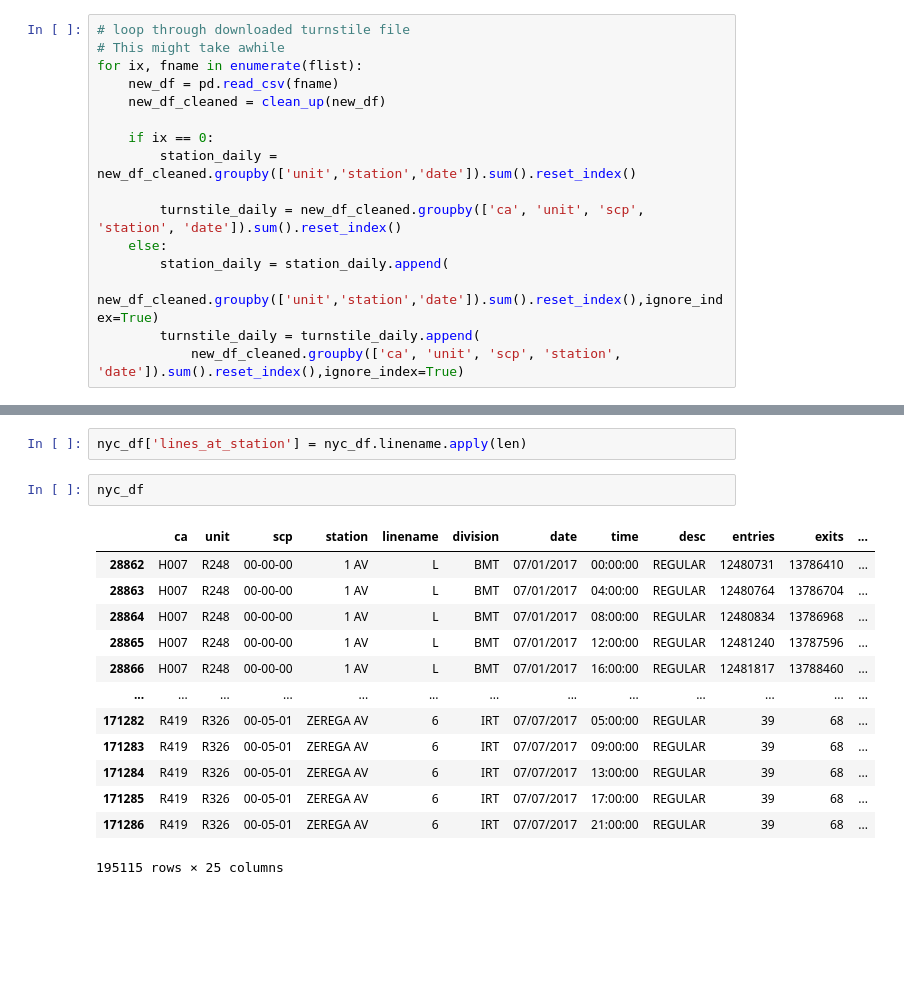
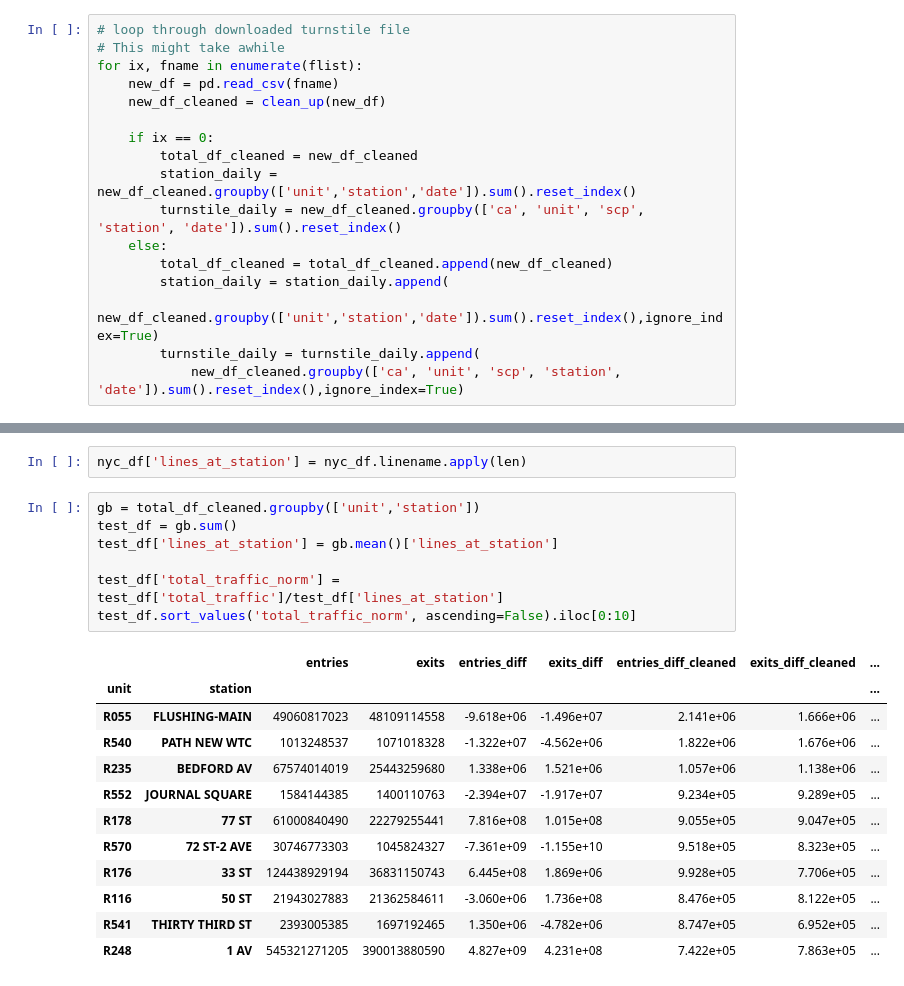
Before and after one commit to everling-prime/benson, a Jupyter notebook: mta_challenges_pandas_mvl3.ipynb, the cells around one changed output, grey strips where cells are left out. Cells and saved outputs as stored; diff of their text form; blank space fills up the shorter version.

Commit message:
included metric for top traffic by number of platforms

```diff
--- a/mta_challenges_pandas_mvl3.ipynb
+++ b/mta_challenges_pandas_mvl3.ipynb
@@ -297,10 +297,11 @@ for ix, fname in enumerate(flist):
     new_df_cleaned = clean_up(new_df)
 
     if ix == 0:
+        total_df_cleaned = new_df_cleaned
         station_daily = new_df_cleaned.groupby(['unit','station','date']).sum().reset_index()
-
         turnstile_daily = new_df_cleaned.groupby(['ca', 'unit', 'scp', 'station', 'date']).sum().reset_index()
     else:
+        total_df_cleaned = total_df_cleaned.append(new_df_cleaned)
         station_daily = station_daily.append(
             new_df_cleaned.groupby(['unit','station','date']).sum().reset_index(),ignore_index=True)
         turnstile_daily = turnstile_daily.append(
@@ -771,19 +772,23 @@ journal_square_df
 735 rows × 16 columns
 # %%
 nyc_df['lines_at_station'] = nyc_df.linename.apply(len)
-# %%
-nyc_df
-# %% [output]
-|  | ca | unit | scp | station | linename | division | date | time | desc | entries | exits | ... |
-| 28862 | H007 | R248 | 00-00-00 | 1 AV | L | BMT | 07/01/2017 | 00:00:00 | REGULAR | 12480731 | 13786410 | ... |
-| 28863 | H007 | R248 | 00-00-00 | 1 AV | L | BMT | 07/01/2017 | 04:00:00 | REGULAR | 12480764 | 13786704 | ... |
-| 28864 | H007 | R248 | 00-00-00 | 1 AV | L | BMT | 07/01/2017 | 08:00:00 | REGULAR | 12480834 | 13786968 | ... |
-| 28865 | H007 | R248 | 00-00-00 | 1 AV | L | BMT | 07/01/2017 | 12:00:00 | REGULAR | 12481240 | 13787596 | ... |
-| 28866 | H007 | R248 | 00-00-00 | 1 AV | L | BMT | 07/01/2017 | 16:00:00 | REGULAR | 12481817 | 13788460 | ... |
-| ... | ... | ... | ... | ... | ... | ... | ... | ... | ... | ... | ... | ... |
-| 171282 | R419 | R326 | 00-05-01 | ZEREGA AV | 6 | IRT | 07/07/2017 | 05:00:00 | REGULAR | 39 | 68 | ... |
-| 171283 | R419 | R326 | 00-05-01 | ZEREGA AV | 6 | IRT | 07/07/2017 | 09:00:00 | REGULAR | 39 | 68 | ... |
-| 171284 | R419 | R326 | 00-05-01 | ZEREGA AV | 6 | IRT | 07/07/2017 | 13:00:00 | REGULAR | 39 | 68 | ... |
-| 171285 | R419 | R326 | 00-05-01 | ZEREGA AV | 6 | IRT | 07/07/2017 | 17:00:00 | REGULAR | 39 | 68 | ... |
-| 171286 | R419 | R326 | 00-05-01 | ZEREGA AV | 6 | IRT | 07/07/2017 | 21:00:00 | REGULAR | 39 | 68 | ... |
-195115 rows × 25 columns
+# %%
+gb = total_df_cleaned.groupby(['unit','station'])
+test_df = gb.sum()
+test_df['lines_at_station'] = gb.mean()['lines_at_station']
+
+test_df['total_traffic_norm'] = test_df['total_traffic']/test_df['lines_at_station']
+test_df.sort_values('total_traffic_norm', ascending=False).iloc[0:10]
+# %% [output]
+|  |  | entries | exits | entries_diff | exits_diff | entries_diff_cleaned | exits_diff_cleaned | ... |
+| unit | station |  |  |  |  |  |  | ... |
+| R055 | FLUSHING-MAIN | 49060817023 | 48109114558 | -9.618e+06 | -1.496e+07 | 2.141e+06 | 1.666e+06 | ... |
+| R540 | PATH NEW WTC | 1013248537 | 1071018328 | -1.322e+07 | -4.562e+06 | 1.822e+06 | 1.676e+06 | ... |
+| R235 | BEDFORD AV | 67574014019 | 25443259680 | 1.338e+06 | 1.521e+06 | 1.057e+06 | 1.138e+06 | ... |
+| R552 | JOURNAL SQUARE | 1584144385 | 1400110763 | -2.394e+07 | -1.917e+07 | 9.234e+05 | 9.289e+05 | ... |
+| R178 | 77 ST | 61000840490 | 22279255441 | 7.816e+08 | 1.015e+08 | 9.055e+05 | 9.047e+05 | ... |
+| R570 | 72 ST-2 AVE | 30746773303 | 1045824327 | -7.361e+09 | -1.155e+10 | 9.518e+05 | 8.323e+05 | ... |
+| R176 | 33 ST | 124438929194 | 36831150743 | 6.445e+08 | 1.869e+06 | 9.928e+05 | 7.706e+05 | ... |
+| R116 | 50 ST | 21943027883 | 21362584611 | -3.060e+06 | 1.736e+08 | 8.476e+05 | 8.122e+05 | ... |
+| R541 | THIRTY THIRD ST | 2393005385 | 1697192465 | 1.350e+06 | -4.782e+06 | 8.747e+05 | 6.952e+05 | ... |
+| R248 | 1 AV | 545321271205 | 390013880590 | 4.827e+09 | 4.231e+08 | 7.422e+05 | 7.863e+05 | ... |
```
